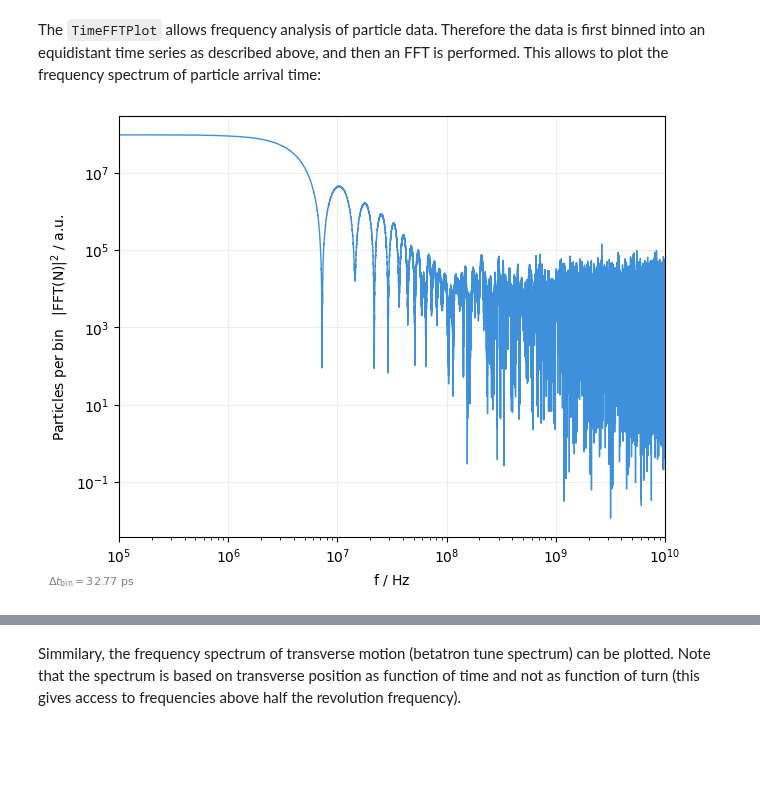
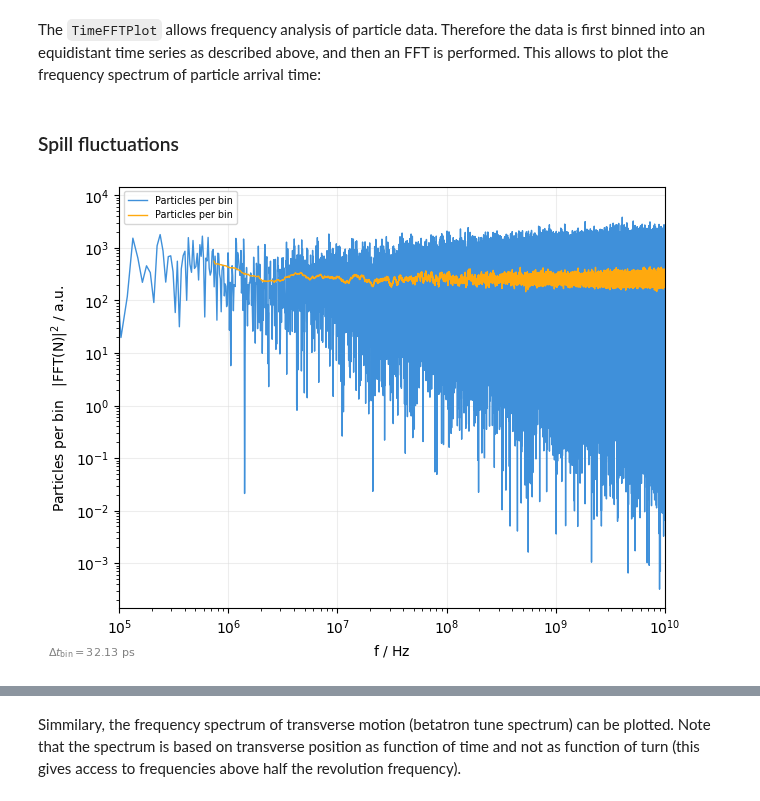
Before and after one commit to xsuite/xplt, a Jupyter notebook: examples/timestructure.ipynb, the cells around one changed output, grey strips where cells are left out. Saved outputs shown, nothing was run; the diff lists cells and outputs as text; code cells hidden in the pictures; blank space fills up the shorter version.

```diff
--- a/examples/timestructure.ipynb
+++ b/examples/timestructure.ipynb
@@ -155,8 +208,17 @@ plot = xplt.TimeIntervalPlot(particles, dt_max=1e-9, log=True, twiss=tw)
 ## Frequency domain
 # %% [markdown]
 The `TimeFFTPlot` allows frequency analysis of particle data. Therefore the data is first binned into an equidistant time series as described above, and then an FFT is performed. This allows to plot the frequency spectrum of particle arrival time:
+# %% [markdown]
+### Spill fluctuations
 # %%
-plot = xplt.TimeFFTPlot(particles, fmax=1e10, log=True, twiss=tw)
+plot = xplt.TimeFFTPlot(
+    particles,
+    "count+smooth(count,n=100)",
+    mask=particles.state <= 0,  # only lost particles
+    fmax=1e10,
+    log=True,
+    twiss=tw,
+)
 plot.ax.set(xlim=(1e5, None));
 # %% [output]
-[figure, old version]
+[figure, new version]
```
Also changed, not shown: parts of 20 cells of this notebook, 1 other file.
